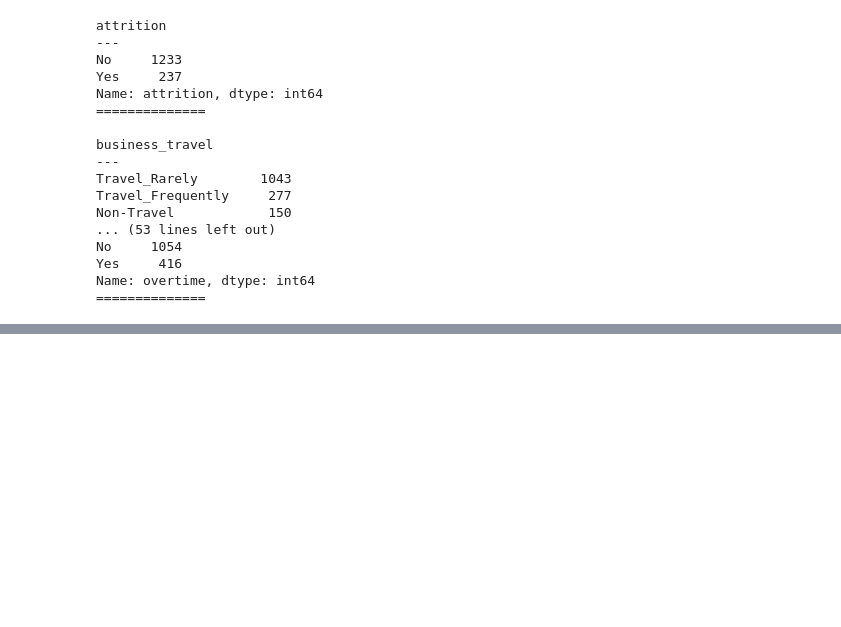
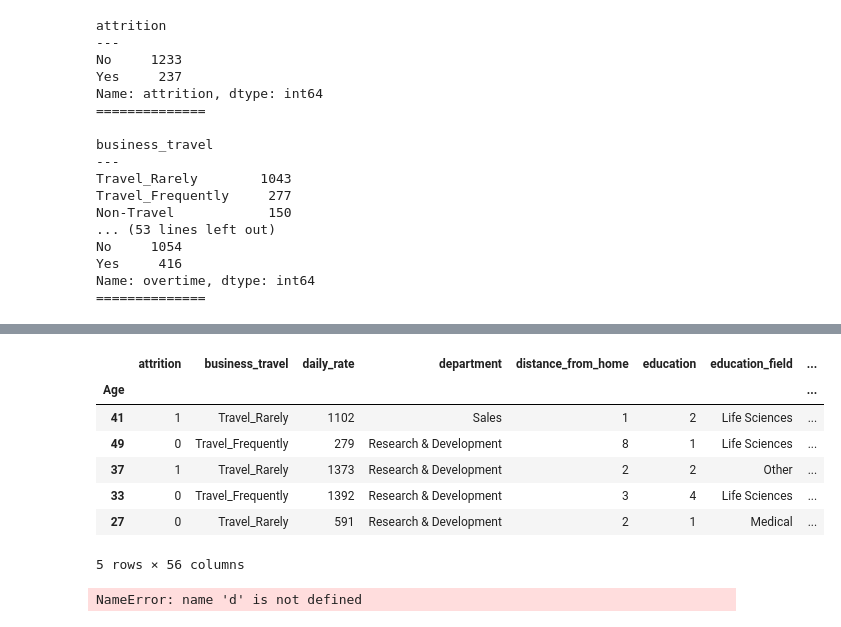
Before and after one commit to masonsherbondy/Individual-Project, a Jupyter notebook: workbook.ipynb, the cells around one changed output, grey strips where cells are left out. Cells and saved outputs as stored; diff of their text form; code cells hidden in the pictures; blank space fills up the shorter version.

```diff
--- a/workbook.ipynb
+++ b/workbook.ipynb
@@ -356,3 +428,18 @@ dummies = dummies.rename(columns = {'Non'})
+# %%
+cf.head()
+# %% [output]
+|  | attrition | business_travel | daily_rate | department | distance_from_home | education | education_field | ... |
+| Age |  |  |  |  |  |  |  | ... |
+| 41 | 1 | Travel_Rarely | 1102 | Sales | 1 | 2 | Life Sciences | ... |
+| 49 | 0 | Travel_Frequently | 279 | Research & Development | 8 | 1 | Life Sciences | ... |
+| 37 | 1 | Travel_Rarely | 1373 | Research & Development | 2 | 2 | Other | ... |
+| 33 | 0 | Travel_Frequently | 1392 | Research & Development | 3 | 4 | Life Sciences | ... |
+| 27 | 0 | Travel_Rarely | 591 | Research & Development | 2 | 1 | Medical | ... |
+5 rows × 56 columns
+# %%
+d
+# %% [output]
+NameError: name 'd' is not defined
 # %%
 #split the data
 train, validate, test = wrangle.class_split_data(df, 'attrition')
```
Also changed, not shown: parts of 13 cells of this notebook.
